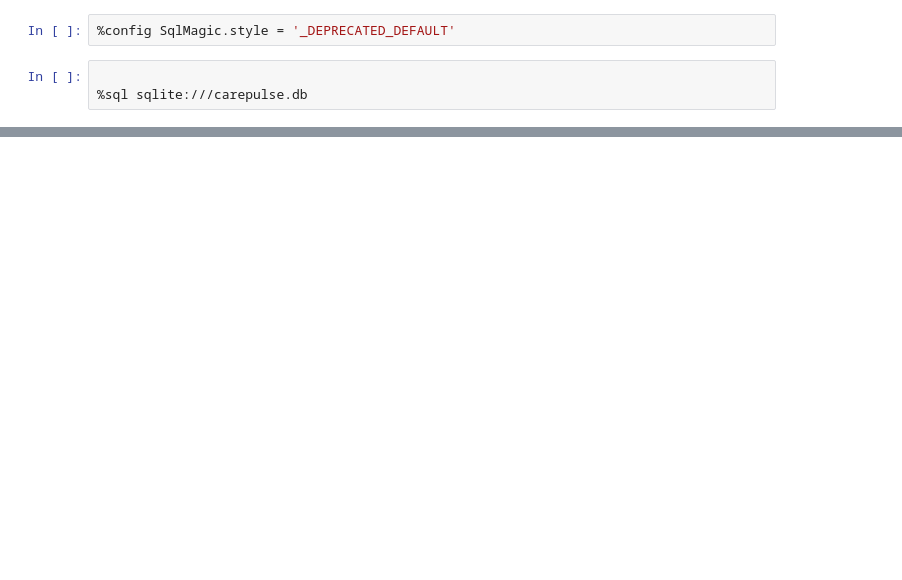
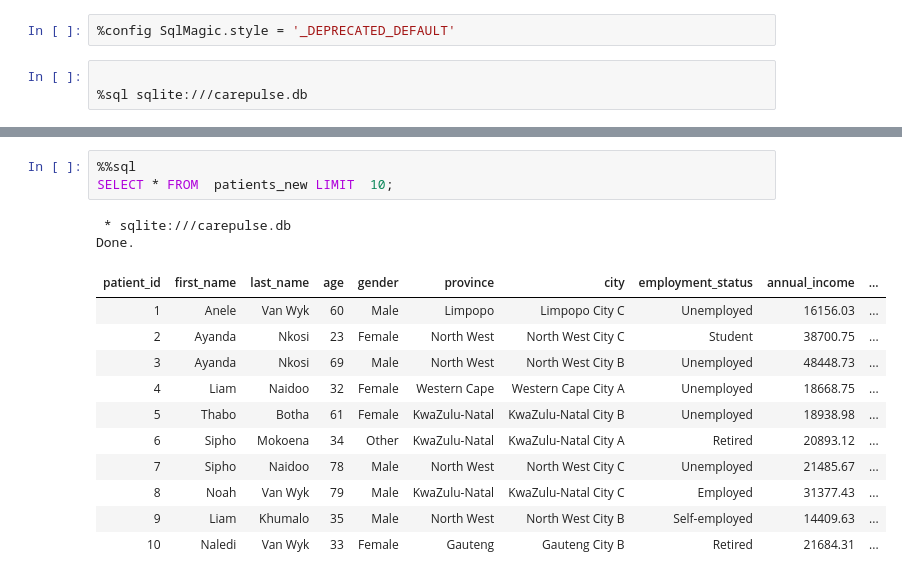
Before and after one commit to akonamajongile-a11y/Healthcare-Operations-Patient-Intelligence, a Jupyter notebook: Starter.ipynb, the cells around one changed output, grey strips where cells are left out. Saved outputs shown, nothing was run; the diff lists cells and outputs as text; blank space fills up the shorter version.

```diff
--- a/Starter.ipynb
+++ b/Starter.ipynb
@@ -51,0 +318,17 @@ Done.
+# %%
+%%sql
+SELECT * FROM  patients_new LIMIT  10;
+# %% [output]
+ * sqlite:///carepulse.db
+Done.
+| patient_id | first_name | last_name | age | gender | province | city | employment_status | annual_income | ... |
+| 1 | Anele | Van Wyk | 60 | Male | Limpopo | Limpopo City C | Unemployed | 16156.03 | ... |
+| 2 | Ayanda | Nkosi | 23 | Female | North West | North West City C | Student | 38700.75 | ... |
+| 3 | Ayanda | Nkosi | 69 | Male | North West | North West City B | Unemployed | 48448.73 | ... |
+| 4 | Liam | Naidoo | 32 | Female | Western Cape | Western Cape City A | Unemployed | 18668.75 | ... |
+| 5 | Thabo | Botha | 61 | Female | KwaZulu-Natal | KwaZulu-Natal City B | Unemployed | 18938.98 | ... |
+| 6 | Sipho | Mokoena | 34 | Other | KwaZulu-Natal | KwaZulu-Natal City A | Retired | 20893.12 | ... |
+| 7 | Sipho | Naidoo | 78 | Male | North West | North West City C | Unemployed | 21485.67 | ... |
+| 8 | Noah | Van Wyk | 79 | Male | KwaZulu-Natal | KwaZulu-Natal City C | Employed | 31377.43 | ... |
+| 9 | Liam | Khumalo | 35 | Male | North West | North West City B | Self-employed | 14409.63 | ... |
+| 10 | Naledi | Van Wyk | 33 | Female | Gauteng | Gauteng City B | Retired | 21684.31 | ... |
```
Also changed, not shown: parts of 20 cells of this notebook, 1 other file.
